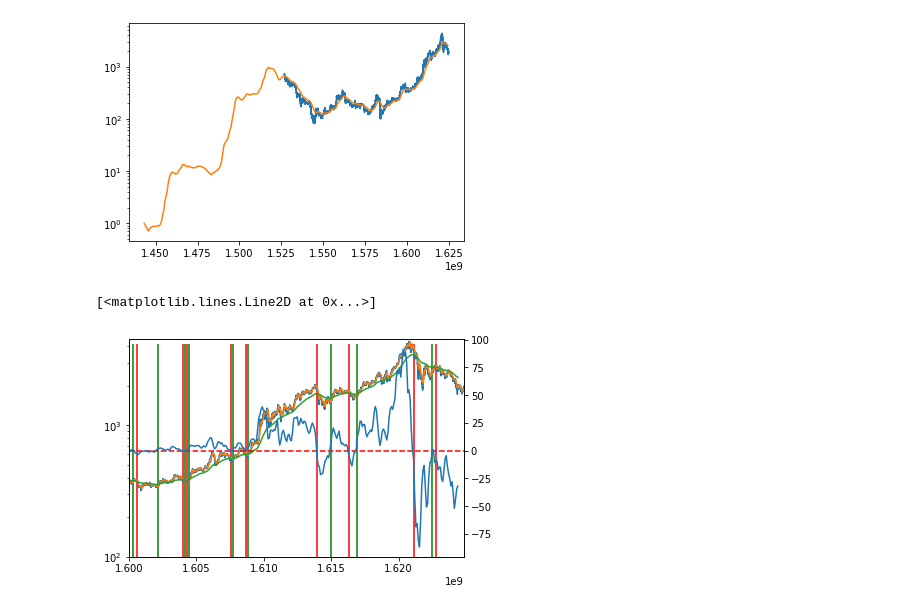
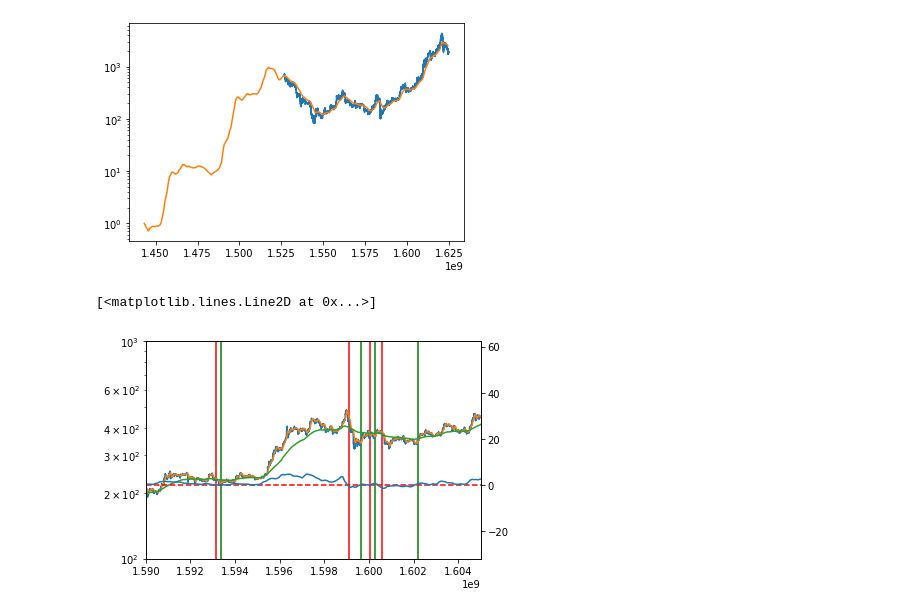
Before and after one commit to RDEvans31/saturn, a Jupyter notebook: Data analysis.ipynb, the cells around one changed output. Drawn from its saved outputs; the diff is of its cells as text; code cells hidden in the pictures.

Commit message:
results

```diff
--- a/Data analysis.ipynb
+++ b/Data analysis.ipynb
@@ -282,28 +281,33 @@ def backtest_ma_channel(data,period, slow_ma_gradient):
     equity_record=[]
     longs=[]
     shorts=[]
+    outcome=[]
+    profit=[]
     for i in range(len(channel)):
         upper_bound=channel.iloc[i]['high']
         lower_bound=channel.iloc[i]['low']
         time=channel.iloc[i]['unix']
         day=max(filter(lambda x: x<=time,list(slow_ma_gradient.index)))
         five_closes=data.loc[data['unix']<=time].tail(n=5)['close'].values
-        uptrend=slow_ma_gradient.loc[day]['value']>0
+        uptrend=slow_ma_gradient.loc[day]>0
 
         current=five_closes[-1]
         if all(close>upper_bound for close in five_closes) and state != 'long' and uptrend.all():
             #remember to calculate profit if flipping from short
             if state=='short':
-                pass
+                outcome.append(current<entry)
+                profit.append(1-(current/entry))
                 # equity=(entry*trade_amount-current*trade_amount)+equity
             state='long'
             entry=current
+
             # trade_amount=equity*entry
             longs.append(time)
             #print(state+' from $'+str(current))
         elif all(close<lower_bound for close in five_closes) and state != 'short' and not(uptrend.all()):
             if state=='long':
-                pass
+                outcome.append(current>entry)
+                profit.append(current/entry -1)
                 # equity=(current*trade_amount-entry*trade_amount)+equity
             entry=current
             # trade_amount=equity*entry
@@ -320,13 +324,13 @@ def backtest_ma_channel(data,period, slow_ma_gradient):
         #print(equity)
         # equity_record.append(equity)
 
-    return longs,shorts#pd.DataFrame({'unix':channel['unix'],'equity':equity_record})
+    return longs,shorts,np.array(outcome), np.array(profit)#pd.DataFrame({'unix':channel['unix'],'equity':equity_record})
 
 def get_gradient(ma):
 
-    return pd.DataFrame(
+    return pd.Series(
         index=ma['unix'].values,
-        data={'value': np.gradient(ma['value'])}
+        data=np.gradient(ma['value'])
     )
 
 
@@ -335,6 +339,13 @@ def get_gradient(ma):
 # %%
 eth_hourly=read_data('Bitstamp_ETHUSD_1h.csv')
 channel=ma_channel(eth_hourly,20)
-# %%
-gradient=get_gradient(ema)
-longs, shorts=backtest_ma_channel(eth_hourly,20,gradient)
+# %%
+results=[]
+for ema_period in range(10,30):
+    print('ema=', ema_period)
+    ema=get_ema(eth,ema_period)
+    gradient=get_gradient(ema)
+    for ma_channel_period in range(10,30):
+        print('ma=', ma_channel_period)
+        longs, shorts, outcome, profit=backtest_ma_channel(eth_hourly,ma_channel_period,gradient)
+        results.append([ema_period,ma_channel_period,np.sum(outcome)/np.size(outcome)])
@@ -347,25 +381,20 @@ plt.yscale('log')
 # %% [output]
 [figure]
 # %%
-
-
 fig1, ax1 = plt.subplots()
 ax1.plot(eth_hourly['unix'],eth_hourly['close'])
 ax1.plot(channel['unix'],channel['high'])
 ax1.plot(ema['unix'],ema['value'])
-gradient=get_gradient(ema)
-
-
 
 ax1.vlines(longs,0,eth['close'].max(), colors='g')
 ax1.vlines(shorts,0,eth['close'].max(), colors='r')
 ax1.set_yscale('log')
-ax1.set_ylim(100,4500)
-ax1.set_xlim(1600000000,eth_hourly['unix'].max())
+ax1.set_ylim(100,1000)
+ax1.set_xlim(1590000000,1605000000)
 ax2=ax1.twinx()
 #ax2.set_ylim(-20,20)
 ax2.axhline(y=0, color='red', linestyle='--')
 ax2.plot(gradient.index,gradient.values)
 # %% [output]
 [<matplotlib.lines.Line2D at 0x...>]
-[figure, old version]
+[figure, new version]
```
Also changed, not shown: parts of 3 cells of this notebook, 1 other file.
